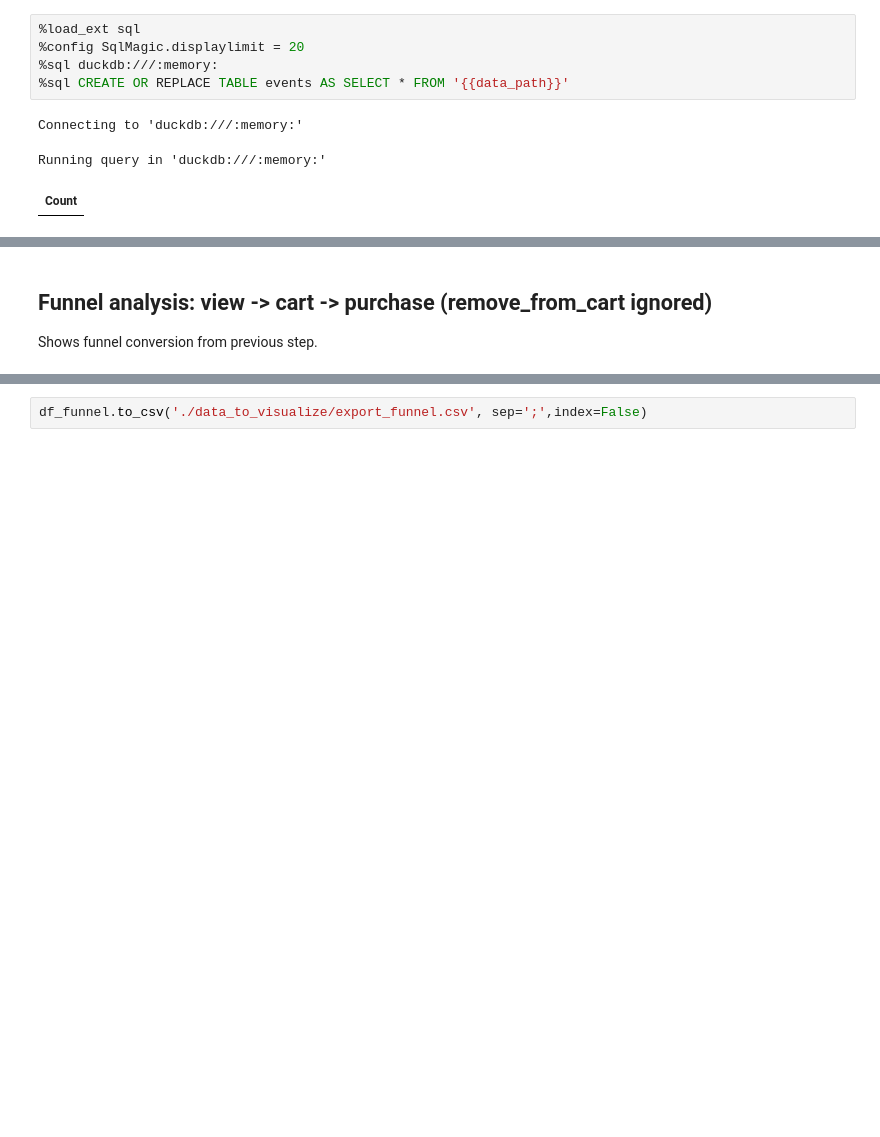
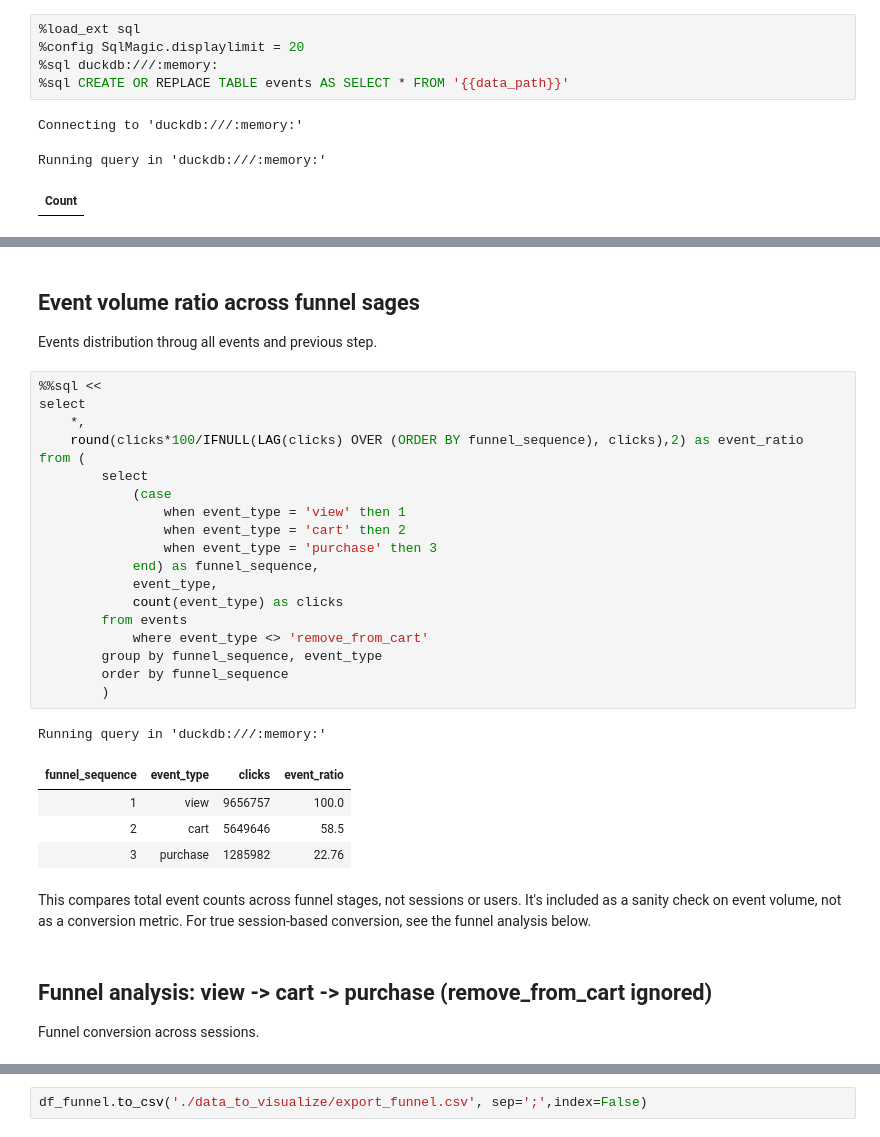
Before and after one commit to Makhlun/cosmetics-ecommerce-analysis, a Jupyter notebook: exploratory_process.ipynb, the cells around one changed output, grey strips where cells are left out. Drawn from its saved outputs; the diff is of its cells as text; blank space fills up the shorter version.

```diff
--- a/exploratory_process.ipynb
+++ b/exploratory_process.ipynb
@@ -40,6 +40,36 @@ Running query in 'duckdb:///:memory:'
+# %% [markdown]
+## Event volume ratio across funnel sages
+Events distribution throug all events and previous step.
+# %%
+%%sql <<
+select
+    *,
+    round(clicks*100/IFNULL(LAG(clicks) OVER (ORDER BY funnel_sequence), clicks),2) as event_ratio
+from (
+        select
+            (case
+                when event_type = 'view' then 1
+                when event_type = 'cart' then 2
+                when event_type = 'purchase' then 3
+            end) as funnel_sequence,
+            event_type,
+            count(event_type) as clicks
+        from events
+            where event_type <> 'remove_from_cart'
+        group by funnel_sequence, event_type
+        order by funnel_sequence
+        )
+# %% [output]
+Running query in 'duckdb:///:memory:'
+| funnel_sequence | event_type | clicks | event_ratio |
+| 1 | view | 9656757 | 100.0 |
+| 2 | cart | 5649646 | 58.5 |
+| 3 | purchase | 1285982 | 22.76 |
+# %% [markdown]
+This compares total event counts across funnel stages, not sessions or users. It's included as a sanity check on event volume, not as a conversion metric. For true session-based conversion, see the funnel analysis below.
 # %% [markdown]
 ## Funnel analysis: view -> cart -> purchase (remove_from_cart ignored)
 
-Shows funnel conversion from previous step.
+Funnel conversion across sessions.
 # %%
 %%sql funnel_data <<
```
Also changed, not shown: parts of 10 cells of this notebook.
